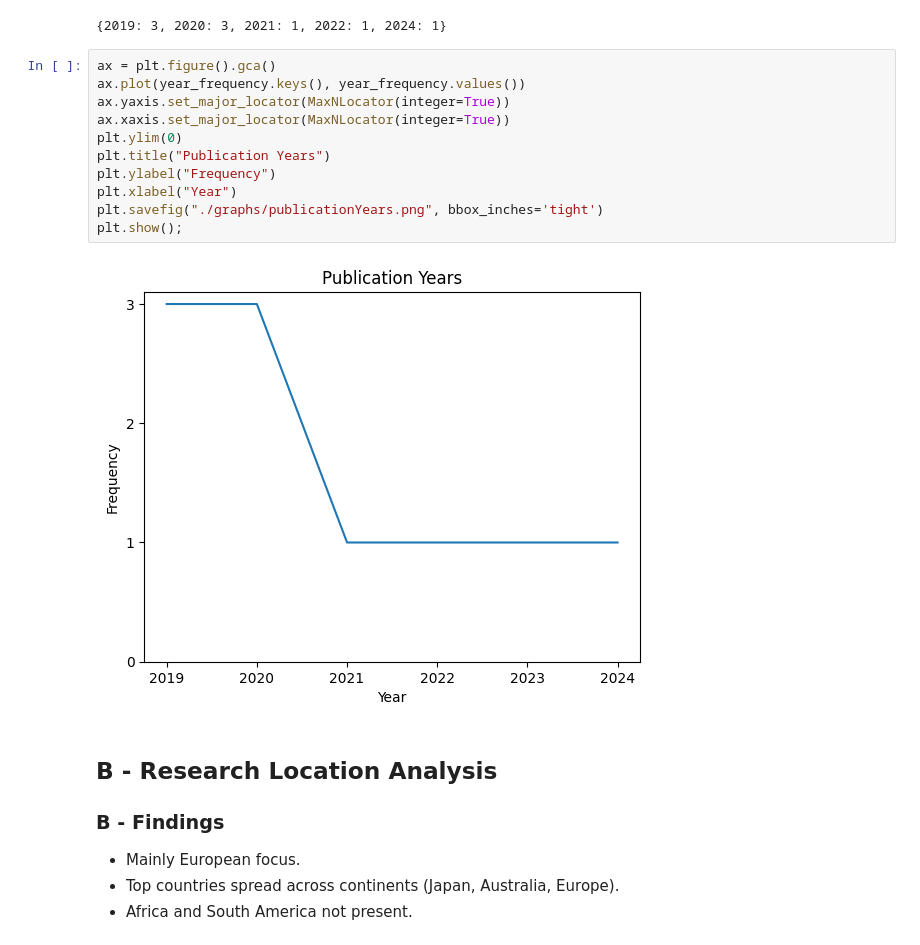
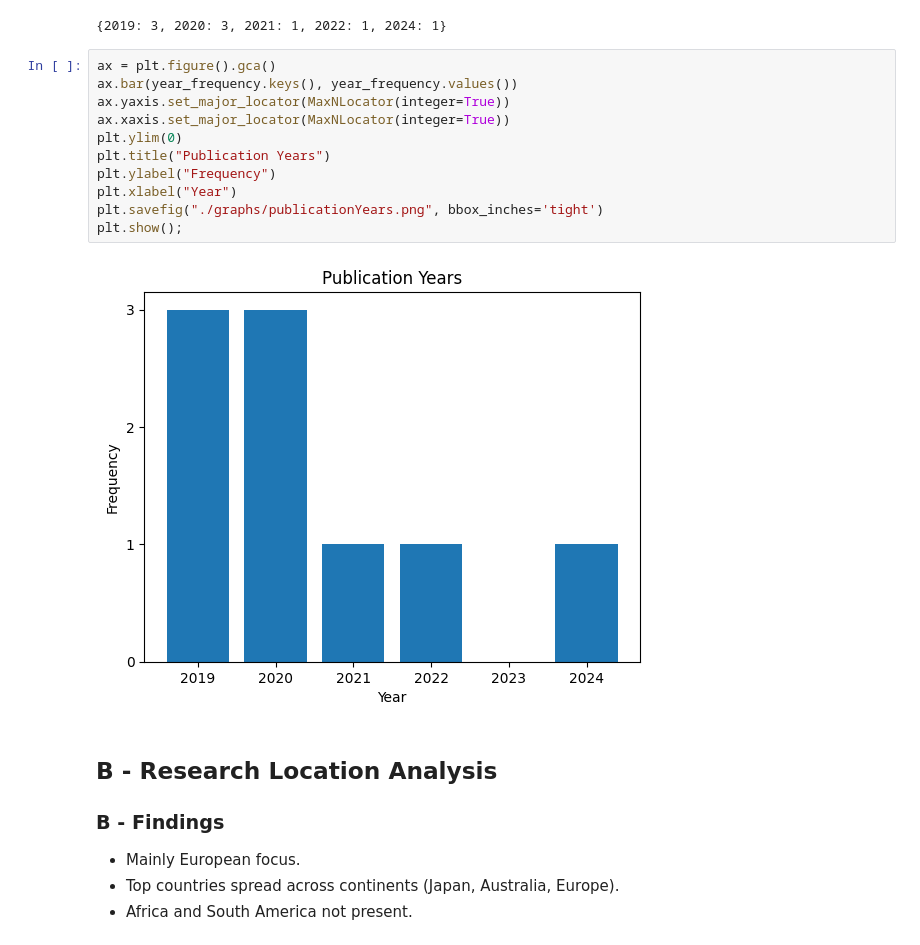
Before and after one commit to isabel-ronan/reviewNursingHomeAI, a Jupyter notebook: expert_systems/data_analysis.ipynb, the cells around one changed output. Cells and saved outputs as stored; diff of their text form.

Commit message:
add-new-graphs

```diff
--- a/expert_systems/data_analysis.ipynb
+++ b/expert_systems/data_analysis.ipynb
@@ -44,17 +44,17 @@ year_frequency
 {2019: 3, 2020: 3, 2021: 1, 2022: 1, 2024: 1}
 # %%
 ax = plt.figure().gca()
-ax.plot(year_frequency.keys(), year_frequency.values())
+ax.bar(year_frequency.keys(), year_frequency.values())
 ax.yaxis.set_major_locator(MaxNLocator(integer=True))
 ax.xaxis.set_major_locator(MaxNLocator(integer=True))
 plt.ylim(0)
 plt.title("Publication Years")
 plt.ylabel("Frequency")
 plt.xlabel("Year")
 plt.savefig("./graphs/publicationYears.png", bbox_inches='tight')
 plt.show();
 # %% [output]
-[figure, old version]
+[figure, new version]
 # %% [markdown]
 ## B - Research Location Analysis
 
```
Also changed, not shown: 7 other files.
